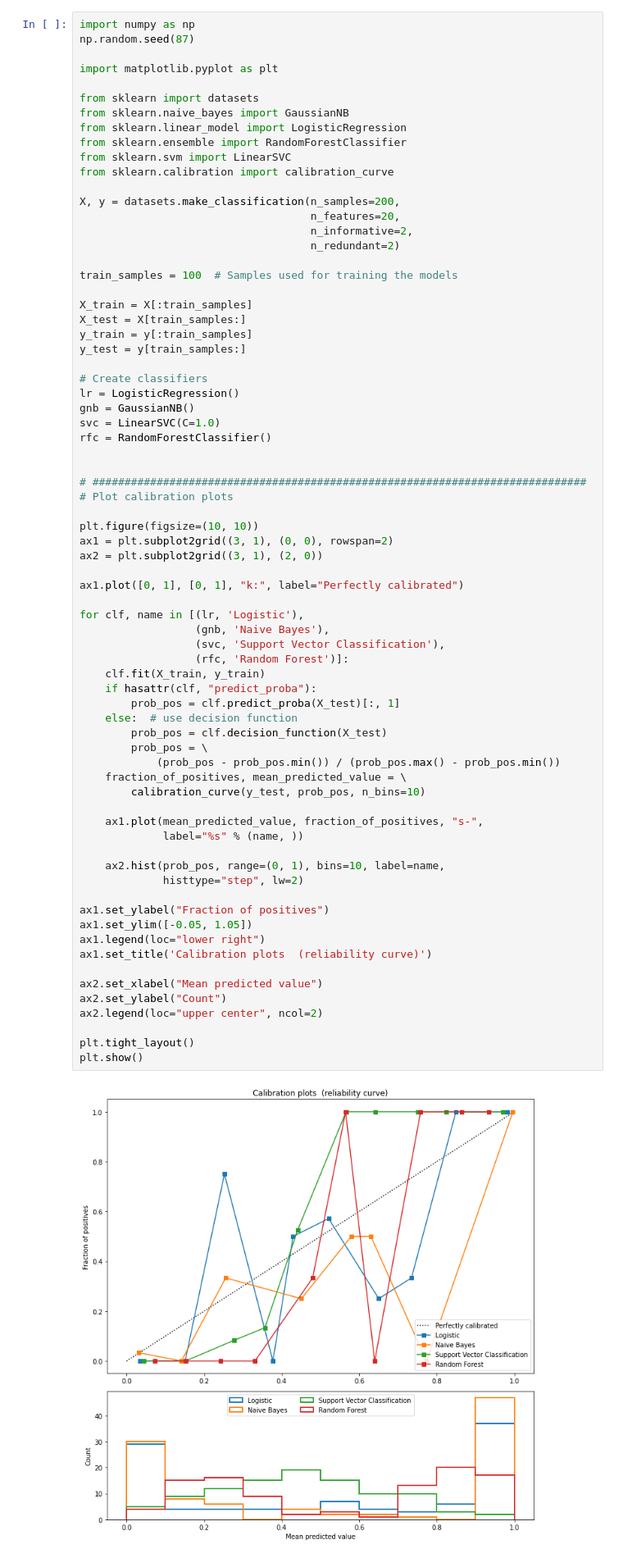
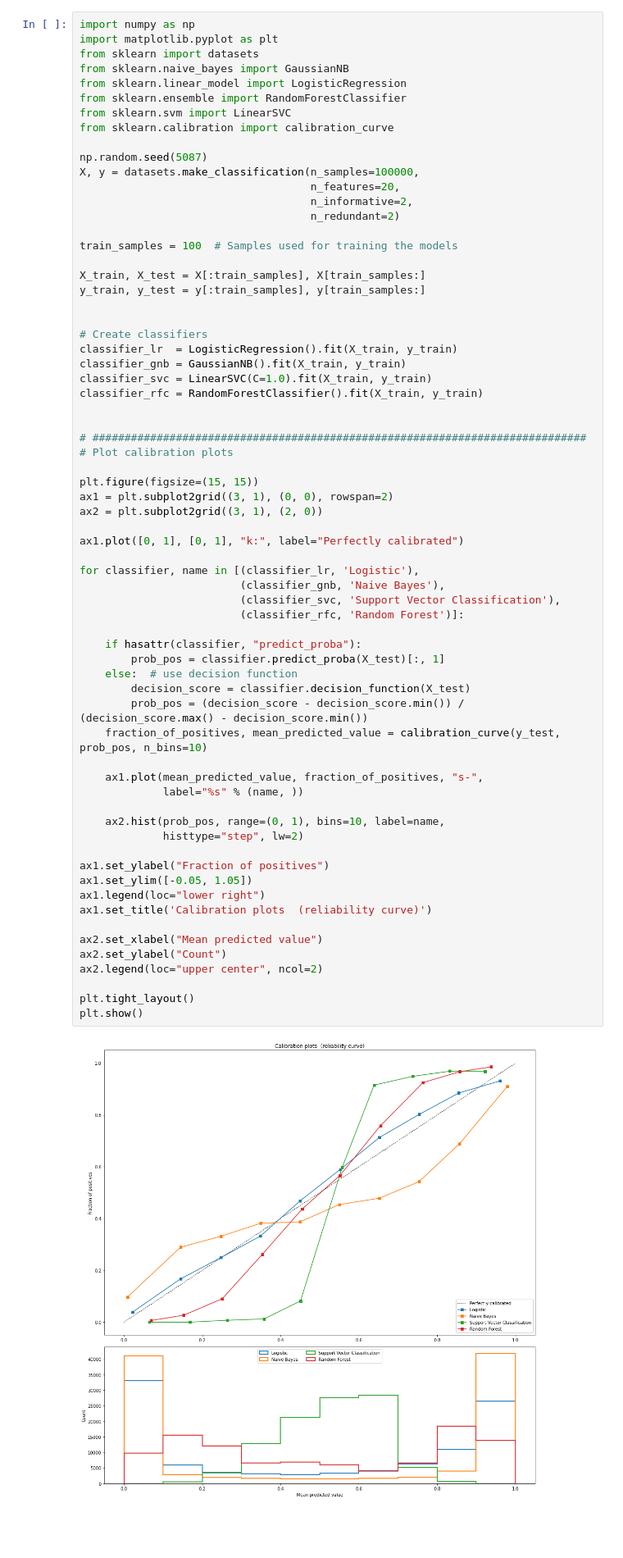
Before and after one commit to tobytoy/OpenResource, a Jupyter notebook: machine-learning(scikit-learn)/jupyter/輸出(output)/calibration.ipynb, the cells around one changed output. Shown: that part at 82% size. Saved outputs shown, nothing was run; the diff lists cells and outputs as text; blank space fills up the shorter version.

Commit message:
add calibration

```diff
--- a/machine-learning(scikit-learn)/jupyter/輸出(output)/calibration.ipynb
+++ b/machine-learning(scikit-learn)/jupyter/輸出(output)/calibration.ipynb
@@ -6,9 +34,6 @@
 # %%
 import numpy as np
-np.random.seed(87)
-
 import matplotlib.pyplot as plt
-
 from sklearn import datasets
 from sklearn.naive_bayes import GaussianNB
 from sklearn.linear_model import LogisticRegression
@@ -16,64 +41,62 @@ from sklearn.ensemble import RandomForestClassifier
 from sklearn.svm import LinearSVC
 from sklearn.calibration import calibration_curve
 
-X, y = datasets.make_classification(n_samples=200,
+np.random.seed(5087)
+X, y = datasets.make_classification(n_samples=100000,
                                     n_features=20,
                                     n_informative=2,
                                     n_redundant=2)
 
 train_samples = 100  # Samples used for training the models
 
-X_train = X[:train_samples]
-X_test = X[train_samples:]
-y_train = y[:train_samples]
-y_test = y[train_samples:]
+X_train, X_test = X[:train_samples], X[train_samples:]
+y_train, y_test = y[:train_samples], y[train_samples:]
+
 
 # Create classifiers
-lr = LogisticRegression()
-gnb = GaussianNB()
-svc = LinearSVC(C=1.0)
-rfc = RandomForestClassifier()
+classifier_lr  = LogisticRegression().fit(X_train, y_train)
+classifier_gnb = GaussianNB().fit(X_train, y_train)
+classifier_svc = LinearSVC(C=1.0).fit(X_train, y_train)
+classifier_rfc = RandomForestClassifier().fit(X_train, y_train)
 
 
 # #############################################################################
 # Plot calibration plots
 
-plt.figure(figsize=(10, 10))
+plt.figure(figsize=(15, 15))
 ax1 = plt.subplot2grid((3, 1), (0, 0), rowspan=2)
 ax2 = plt.subplot2grid((3, 1), (2, 0))
 
 ax1.plot([0, 1], [0, 1], "k:", label="Perfectly calibrated")
 
-for clf, name in [(lr, 'Logistic'),
-                  (gnb, 'Naive Bayes'),
-                  (svc, 'Support Vector Classification'),
-                  (rfc, 'Random Forest')]:
-    clf.fit(X_train, y_train)
-    if hasattr(clf, "predict_proba"):
-        prob_pos = clf.predict_proba(X_test)[:, 1]
+for classifier, name in [(classifier_lr, 'Logistic'),
+                         (classifier_gnb, 'Naive Bayes'),
+                         (classifier_svc, 'Support Vector Classification'),
+                         (classifier_rfc, 'Random Forest')]:
+
+    if hasattr(classifier, "predict_proba"):
+        prob_pos = classifier.predict_proba(X_test)[:, 1]
     else:  # use decision function
-        prob_pos = clf.decision_function(X_test)
-        prob_pos = \
-            (prob_pos - prob_pos.min()) / (prob_pos.max() - prob_pos.min())
-    fraction_of_positives, mean_predicted_value = \
-        calibration_curve(y_test, prob_pos, n_bins=10)
+        decision_score = classifier.decision_function(X_test)
+        prob_pos = (decision_score - decision_score.min()) / (decision_score.max() - decision_score.min())
+    fraction_of_positives, mean_predicted_value = calibration_curve(y_test, prob_pos, n_bins=10)
 
     ax1.plot(mean_predicted_value, fraction_of_positives, "s-",
              label="%s" % (name, ))
 
     ax2.hist(prob_pos, range=(0, 1), bins=10, label=name,
              histtype="step", lw=2)
 
 ax1.set_ylabel("Fraction of positives")
 ax1.set_ylim([-0.05, 1.05])
 ax1.legend(loc="lower right")
 ax1.set_title('Calibration plots  (reliability curve)')
 
 ax2.set_xlabel("Mean predicted value")
 ax2.set_ylabel("Count")
 ax2.legend(loc="upper center", ncol=2)
 
 plt.tight_layout()
 plt.show()
 # %% [output]
-[figure, old version]
+[figure, new version]
```
Also changed, not shown: parts of 14 cells of this notebook, 6 other files.
